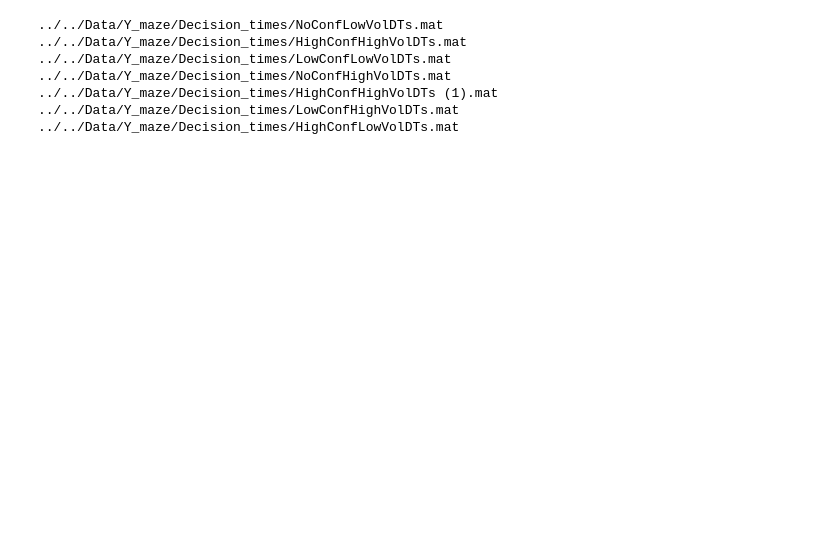
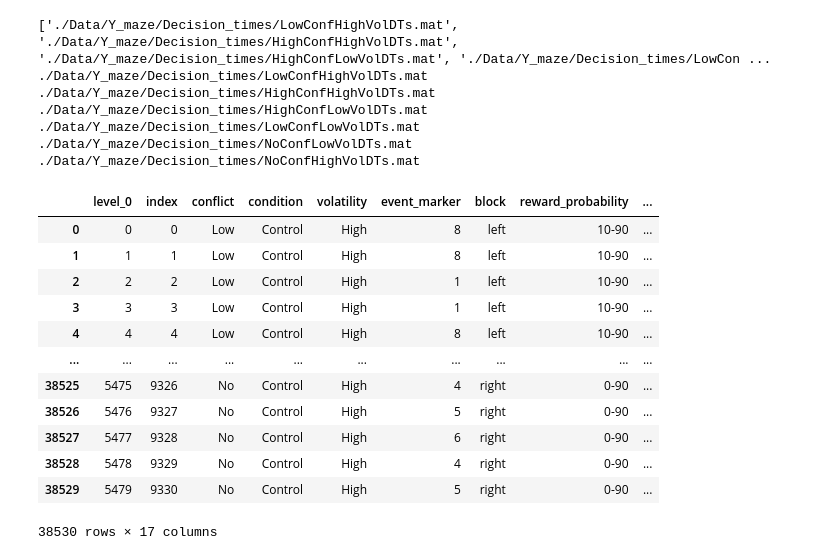
Before and after one commit to jyotikab/Y_maze_data_analysis, a Jupyter notebook: read_decision_times.ipynb, the cells around one changed output. Saved outputs shown, nothing was run; the diff lists cells and outputs as text; code cells hidden in the pictures; blank space fills up the shorter version.

```diff
--- a/read_decision_times.ipynb
+++ b/read_decision_times.ipynb
@@ -86,7 +87,7 @@ def process_raw(raw,experiment_type):
 all_conflicts = pd.DataFrame()
 
 exp_files = glob.glob(data_dir+"*.mat")
-exp_files
+print(exp_files)
 for ef in exp_files:
     print(ef)
     exp_type = ef.split('/')[-1].split('.')[0]
@@ -96,18 +97,23 @@ for ef in exp_files:
     raw_df = raw_df.rename(columns={i:cn for i,cn in zip(np.arange(len(col_names)),col_names)})
     processed_df = process_raw(raw_df,exp_type)
     processed_df = processed_df.dropna()
+    processed_df = processed_df.dropna()
+    processed_df = processed_df.reset_index()
+
 
     rt_df = read_raw_data(exp_mat['overlap'][1])
     rt_df = rt_df.rename(columns ={0:"RT(ms)"})
-    final_df = processed_df.merge(rt_df,on="session")
+    rt_df = rt_df.reset_index()
+    rt_df["index"] = rt_df.index
+    final_df = processed_df.merge(rt_df,on=["session","index"])
     final_df.to_csv(data_target_dir+exp_type+"_processed.csv")
 
     all_conflicts = all_conflicts.append(final_df)
 # %% [output]
-../../Data/Y_maze/Decision_times/NoConfLowVolDTs.mat
-../../Data/Y_maze/Decision_times/HighConfHighVolDTs.mat
-../../Data/Y_maze/Decision_times/LowConfLowVolDTs.mat
-../../Data/Y_maze/Decision_times/NoConfHighVolDTs.mat
-../../Data/Y_maze/Decision_times/HighConfHighVolDTs (1).mat
-../../Data/Y_maze/Decision_times/LowConfHighVolDTs.mat
-../../Data/Y_maze/Decision_times/HighConfLowVolDTs.mat
+['./Data/Y_maze/Decision_times/LowConfHighVolDTs.mat', './Data/Y_maze/Decision_times/HighConfHighVolDTs.mat', './Data/Y_maze/Decision_times/HighConfLowVolDTs.mat', './Data/Y_maze/Decision_times/LowCon ...
+./Data/Y_maze/Decision_times/LowConfHighVolDTs.mat
+./Data/Y_maze/Decision_times/HighConfHighVolDTs.mat
+./Data/Y_maze/Decision_times/HighConfLowVolDTs.mat
+./Data/Y_maze/Decision_times/LowConfLowVolDTs.mat
+./Data/Y_maze/Decision_times/NoConfLowVolDTs.mat
+./Data/Y_maze/Decision_times/NoConfHighVolDTs.mat
@@ -114,3 +124,19 @@ for ef in exp_files:
 # %%
 all_conflicts.to_csv(data_target_dir+"all_experiments_df_with_DTs.csv")
+# %%
+all_conflicts
+# %% [output]
+|  | level_0 | index | conflict | condition | volatility | event_marker | block | reward_probability | ... |
+| 0 | 0 | 0 | Low | Control | High | 8 | left | 10-90 | ... |
+| 1 | 1 | 1 | Low | Control | High | 8 | left | 10-90 | ... |
+| 2 | 2 | 2 | Low | Control | High | 1 | left | 10-90 | ... |
+| 3 | 3 | 3 | Low | Control | High | 1 | left | 10-90 | ... |
+| 4 | 4 | 4 | Low | Control | High | 8 | left | 10-90 | ... |
+| ... | ... | ... | ... | ... | ... | ... | ... | ... | ... |
+| 38525 | 5475 | 9326 | No | Control | High | 4 | right | 0-90 | ... |
+| 38526 | 5476 | 9327 | No | Control | High | 5 | right | 0-90 | ... |
+| 38527 | 5477 | 9328 | No | Control | High | 6 | right | 0-90 | ... |
+| 38528 | 5478 | 9329 | No | Control | High | 4 | right | 0-90 | ... |
+| 38529 | 5479 | 9330 | No | Control | High | 5 | right | 0-90 | ... |
+38530 rows × 17 columns
 # %%
```
Also changed, not shown: parts of 4 cells of this notebook.
